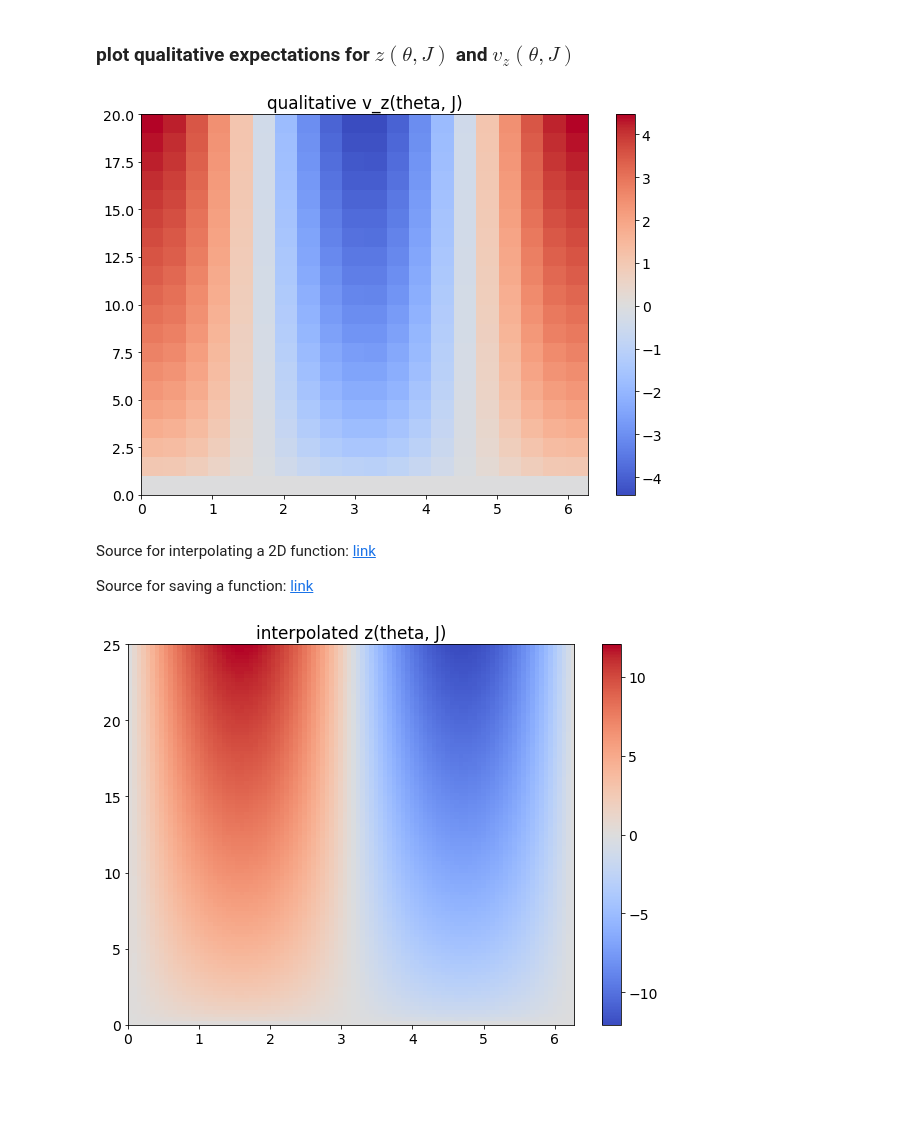
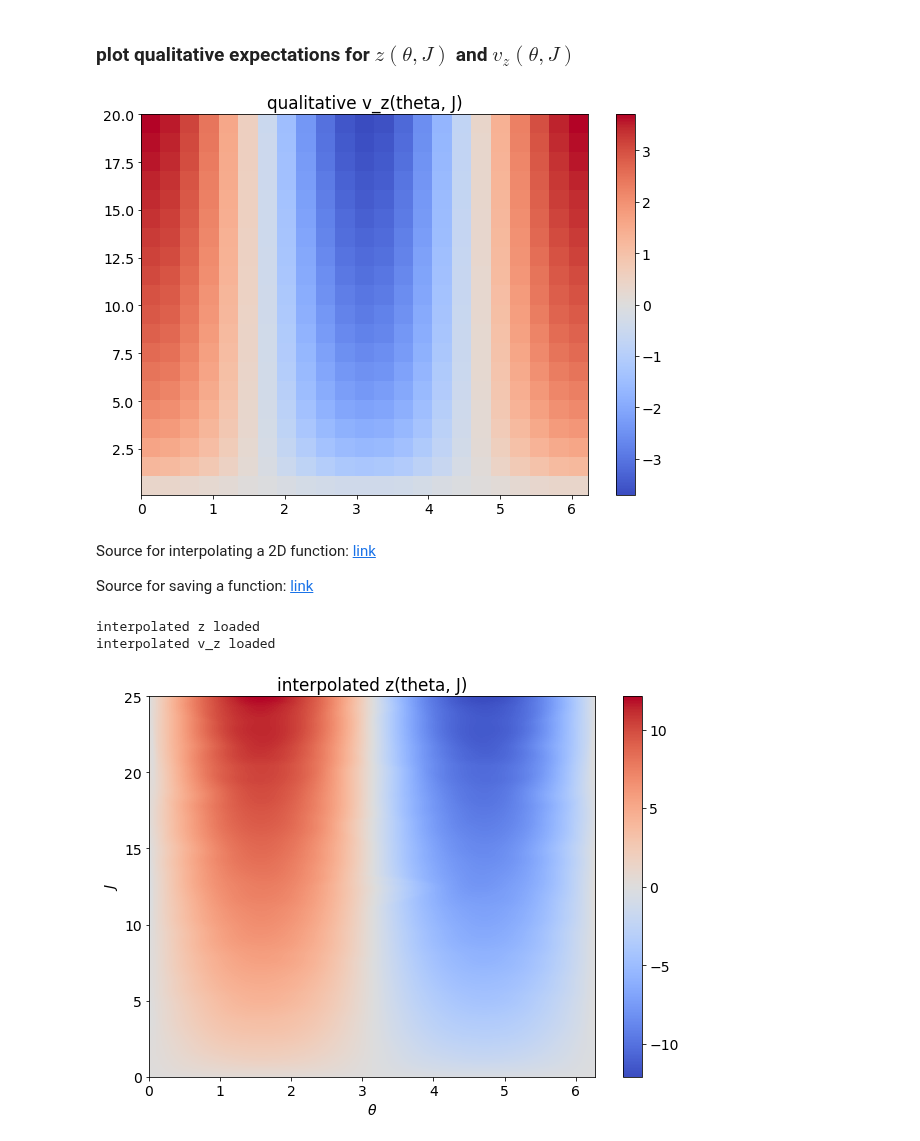
Before and after one commit to Jupiter1994/plasma-echo, a Jupyter notebook: Coordinate Conversion.ipynb, the cells around one changed output. Saved outputs shown, nothing was run; the diff lists cells and outputs as text; code cells hidden in the pictures; blank space fills up the shorter version.

```diff
--- a/Coordinate Conversion.ipynb
+++ b/Coordinate Conversion.ipynb
@@ -435,8 +408,8 @@ Time for 20 Cart->AA conversions: 1.54 s
 # %% [markdown]
 ### plot qualitative expectations for $z(\theta,J)$ and $v_z(\theta,J)$
 # %%
-thetas_temp = np.linspace(0, 2*np.pi*.999, 20)
-Js_temp = np.linspace(0, 20, 20)
+thetas_temp = np.linspace(0, 2*np.pi*.99, 23)
+Js_temp = np.linspace(0.1, 20, 20)
 thetas_temp, Js_temp = np.meshgrid(thetas_temp, Js_temp)
 
 def z_interp_expectation(theta, J):
@@ -445,7 +418,7 @@ def z_interp_expectation(theta, J):
 
     '''
 
-    return np.sqrt(J) * np.sin(theta)
+    return np.sqrt(2*J/Omega(J)) * np.sin(theta)
 
 def vz_interp_expectation(theta, J):
     '''
@@ -453,9 +426,11 @@ def vz_interp_expectation(theta, J):
 
     '''
 
-    return np.sqrt(J) * np.cos(theta)
+    return np.sqrt(2*J*Omega(J)) * np.cos(theta)
 
-plt.imshow(vz_interp_expectation(thetas_temp, Js_temp), cmap=cm.coolwarm,
+z_interp_expectation_vect = np.vectorize(z_interp_expectation)
+vz_interp_expectation_vect = np.vectorize(vz_interp_expectation)
+plt.imshow(vz_interp_expectation_vect(thetas_temp, Js_temp), cmap=cm.coolwarm,
           extent=[np.min(thetas_temp), np.max(thetas_temp),
                   np.min(Js_temp), np.max(Js_temp)],
           aspect='auto', origin='lower')
@@ -463,16 +438,16 @@ plt.colorbar()
 plt.title('qualitative v_z(theta, J)')
 plt.show()
 # %% [output]
-[figure, old version]
+[figure, new version]
 # %%
 # use z_max = 12, v_max = 4.6 since this approx. corresponds to z_max for J=25
 
 z_max_for_interp = 12
-N_z = 100 # number of z's to sample
+N_z = 20 # number of z's to sample
 zs = np.linspace(-z_max_for_interp, z_max_for_interp, N_z)
 
 vz_max_for_interp = 4.6
-N_vz = 100 # number of v_z's to sample
+N_vz = 20 # number of v_z's to sample
 vzs = np.linspace(-vz_max_for_interp, vz_max_for_interp, N_vz)
 
 N = N_z*N_vz
@@ -505,4 +453,0 @@ vz_values = np.concatenate((vz_values, vz_values_boundary))
-# %% [markdown]
-Source for interpolating a 2D function: [link](https://docs.scipy.org/doc/scipy/reference/generated/scipy.interpolate.interp2d.html)
-
-Source for saving a function: [link](https://stackoverflow.com/questions/61181567/how-do-i-save-the-outputs-from-jupyter-notebook)
@@ -509,3 +488,7 @@ Source for saving a function: [link](https://stackoverflow.com/questions/6118156
+# %% [markdown]
+Source for interpolating a 2D function: [link](https://docs.scipy.org/doc/scipy/reference/generated/scipy.interpolate.interp2d.html)
+
+Source for saving a function: [link](https://stackoverflow.com/questions/61181567/how-do-i-save-the-outputs-from-jupyter-notebook)
 # %%
 # points: 2D array with shape (N_z*N_vz, 2)
 # values: array with shape (N_z*N_vz)
@@ -529,15 +500,39 @@ with open('v_z(theta,J)_interp.pkl', 'wb') as file:
+# %%
+# save interpolated functions
+save_fns = False
+if save_fns:
+    with open('z(theta,J)_interp.pkl', 'wb') as file:
+        pickle.dump(grid_z_interp, file)
+
+    with open('v_z(theta,J)_interp.pkl', 'wb') as file:
+        pickle.dump(grid_vz_interp, file)
+
+# load functions
+load_fns = True
+if load_fns:
+    with open('z(theta,J)_interp.pkl', 'rb') as file:
+        grid_z_interp = pickle.load(file)
+        print("interpolated z loaded")
+    with open('v_z(theta,J)_interp.pkl', 'rb') as file:
+        grid_vz_interp = pickle.load(file)
+        print("interpolated v_z loaded")
+# %% [output]
+interpolated z loaded
+interpolated v_z loaded
 # %%
-thetas_temp = np.linspace(0, 2*np.pi*.999, 100)
-Js_temp = np.linspace(0, 25, 100)
+thetas_temp = np.linspace(0, 2*np.pi*.999, 200)
+Js_temp = np.linspace(0, 25, 200)
 thetas_temp, Js_temp = np.meshgrid(thetas_temp, Js_temp)
 
 plt.imshow(grid_z_interp(thetas_temp, Js_temp), cmap=cm.coolwarm,
           extent=[np.min(thetas_temp), np.max(thetas_temp),
                   np.min(Js_temp), np.max(Js_temp)],
           aspect='auto', origin='lower')
 
 plt.colorbar()
+plt.xlabel(r"$\theta$")
+plt.ylabel("$J$")
 plt.title('interpolated z(theta, J)')
 plt.show()
 # %% [output]
-[figure, old version]
+[figure, new version]
```
Also changed, not shown: parts of 11 cells of this notebook, 1 other file.
